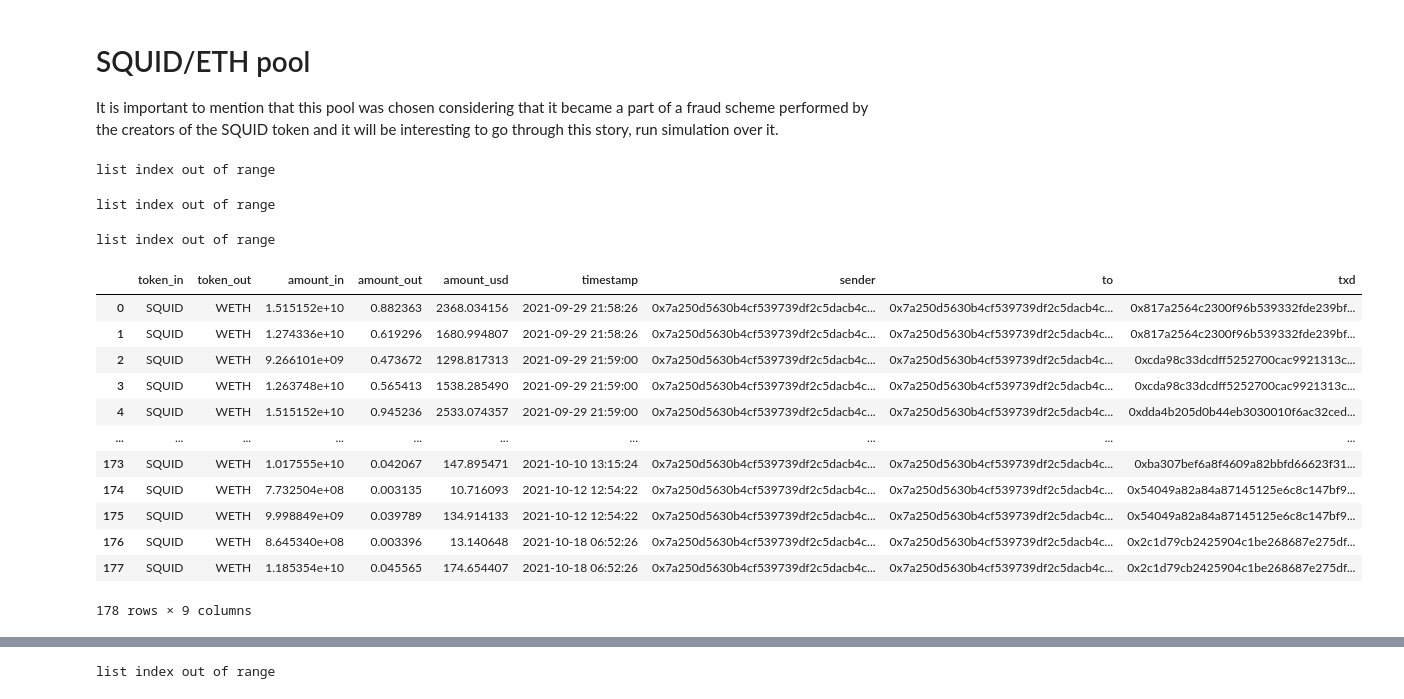
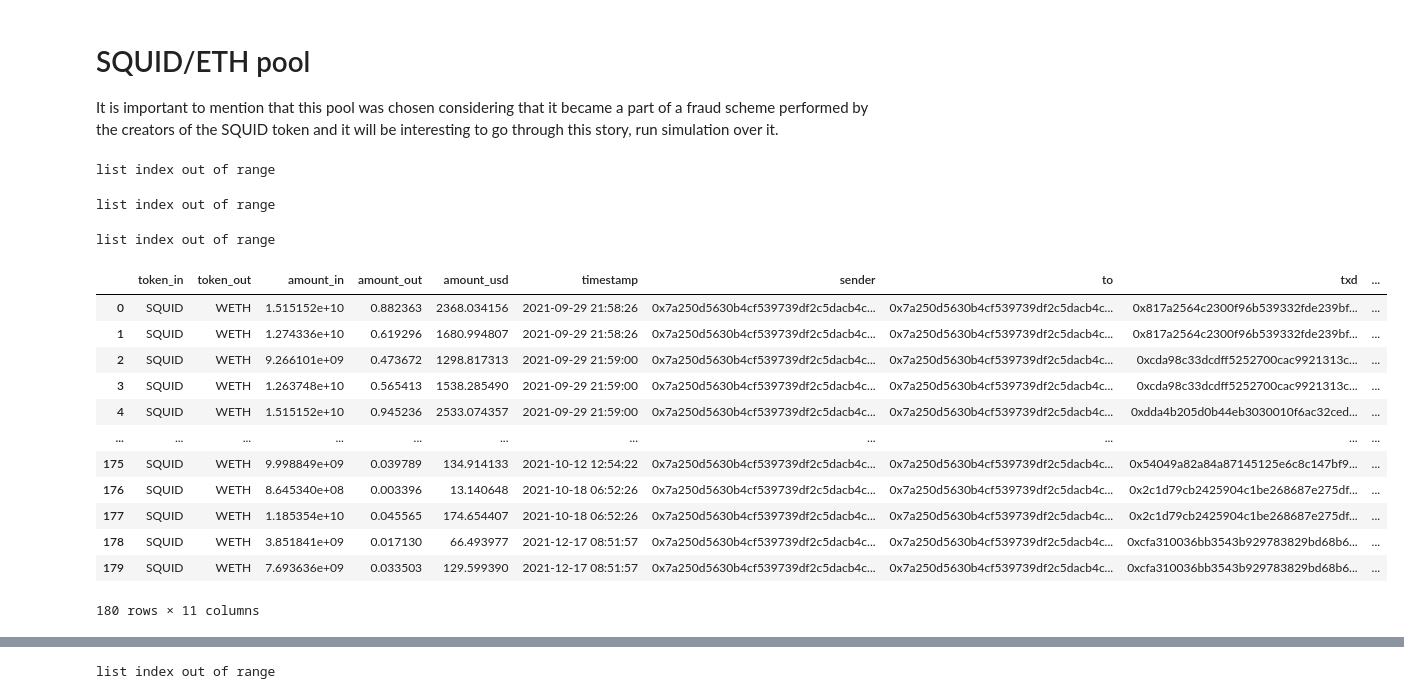
Before and after one commit to IX-Swap/data-science, a Jupyter notebook: real_v2_pools_stories/pools_flash_filtered_collector.ipynb, the cells around one changed output, grey strips where cells are left out. Drawn from its saved outputs; the diff is of its cells as text; code cells hidden in the pictures.

```diff
--- a/real_v2_pools_stories/pools_flash_filtered_collector.ipynb
+++ b/real_v2_pools_stories/pools_flash_filtered_collector.ipynb
@@ -350,27 +440,27 @@ ixs_weth_burns_df = pd.read_pickle(os.getcwd() + "\\pkl_stories\\ixs_weth_burns.
 
 It is important to mention that this pool was chosen considering that it became a part of a fraud scheme performed by the creators of the SQUID token and it will be interesting to go through this story, run simulation over it.
 # %%
-squid_weth_history = get_pool_v2_history(contract_id='0x40df4eb23d23bb7af5c6bb7bc9a185913d97e7b9', range_limit=4)
+squid_weth_history = get_pool_v2_with_gas_history(contract_id='0x40df4eb23d23bb7af5c6bb7bc9a185913d97e7b9', range_limit=4)
 all_squid_weth_history, other_squid_weth_history = filter_swaps(squid_weth_history)
-squid_weth_df = pool_history_to_df(all_squid_weth_history)
+squid_weth_df = pool_history_v2_with_gas_to_df(all_squid_weth_history)
 squid_weth_df
 # %% [output]
 list index out of range
 list index out of range
 list index out of range
-|  | token_in | token_out | amount_in | amount_out | amount_usd | timestamp | sender | to | txd |
-| 0 | SQUID | WETH | 1.515152e+10 | 0.882363 | 2368.034156 | 2021-09-29 21:58:26 | 0x7a250d5630b4cf539739df2c5dacb4c... | 0x7a250d5630b4cf539739df2c5dacb4c... | 0x817a2564c2300f96b539332fde239bf... |
-| 1 | SQUID | WETH | 1.274336e+10 | 0.619296 | 1680.994807 | 2021-09-29 21:58:26 | 0x7a250d5630b4cf539739df2c5dacb4c... | 0x7a250d5630b4cf539739df2c5dacb4c... | 0x817a2564c2300f96b539332fde239bf... |
-| 2 | SQUID | WETH | 9.266101e+09 | 0.473672 | 1298.817313 | 2021-09-29 21:59:00 | 0x7a250d5630b4cf539739df2c5dacb4c... | 0x7a250d5630b4cf539739df2c5dacb4c... | 0xcda98c33dcdff5252700cac9921313c... |
-| 3 | SQUID | WETH | 1.263748e+10 | 0.565413 | 1538.285490 | 2021-09-29 21:59:00 | 0x7a250d5630b4cf539739df2c5dacb4c... | 0x7a250d5630b4cf539739df2c5dacb4c... | 0xcda98c33dcdff5252700cac9921313c... |
-| 4 | SQUID | WETH | 1.515152e+10 | 0.945236 | 2533.074357 | 2021-09-29 21:59:00 | 0x7a250d5630b4cf539739df2c5dacb4c... | 0x7a250d5630b4cf539739df2c5dacb4c... | 0xdda4b205d0b44eb3030010f6ac32ced... |
-| ... | ... | ... | ... | ... | ... | ... | ... | ... | ... |
-| 173 | SQUID | WETH | 1.017555e+10 | 0.042067 | 147.895471 | 2021-10-10 13:15:24 | 0x7a250d5630b4cf539739df2c5dacb4c... | 0x7a250d5630b4cf539739df2c5dacb4c... | 0xba307bef6a8f4609a82bbfd66623f31... |
-| 174 | SQUID | WETH | 7.732504e+08 | 0.003135 | 10.716093 | 2021-10-12 12:54:22 | 0x7a250d5630b4cf539739df2c5dacb4c... | 0x7a250d5630b4cf539739df2c5dacb4c... | 0x54049a82a84a87145125e6c8c147bf9... |
-| 175 | SQUID | WETH | 9.998849e+09 | 0.039789 | 134.914133 | 2021-10-12 12:54:22 | 0x7a250d5630b4cf539739df2c5dacb4c... | 0x7a250d5630b4cf539739df2c5dacb4c... | 0x54049a82a84a87145125e6c8c147bf9... |
-| 176 | SQUID | WETH | 8.645340e+08 | 0.003396 | 13.140648 | 2021-10-18 06:52:26 | 0x7a250d5630b4cf539739df2c5dacb4c... | 0x7a250d5630b4cf539739df2c5dacb4c... | 0x2c1d79cb2425904c1be268687e275df... |
-| 177 | SQUID | WETH | 1.185354e+10 | 0.045565 | 174.654407 | 2021-10-18 06:52:26 | 0x7a250d5630b4cf539739df2c5dacb4c... | 0x7a250d5630b4cf539739df2c5dacb4c... | 0x2c1d79cb2425904c1be268687e275df... |
+|  | token_in | token_out | amount_in | amount_out | amount_usd | timestamp | sender | to | txd | ... |
+| 0 | SQUID | WETH | 1.515152e+10 | 0.882363 | 2368.034156 | 2021-09-29 21:58:26 | 0x7a250d5630b4cf539739df2c5dacb4c... | 0x7a250d5630b4cf539739df2c5dacb4c... | 0x817a2564c2300f96b539332fde239bf... | ... |
+| 1 | SQUID | WETH | 1.274336e+10 | 0.619296 | 1680.994807 | 2021-09-29 21:58:26 | 0x7a250d5630b4cf539739df2c5dacb4c... | 0x7a250d5630b4cf539739df2c5dacb4c... | 0x817a2564c2300f96b539332fde239bf... | ... |
+| 2 | SQUID | WETH | 9.266101e+09 | 0.473672 | 1298.817313 | 2021-09-29 21:59:00 | 0x7a250d5630b4cf539739df2c5dacb4c... | 0x7a250d5630b4cf539739df2c5dacb4c... | 0xcda98c33dcdff5252700cac9921313c... | ... |
+| 3 | SQUID | WETH | 1.263748e+10 | 0.565413 | 1538.285490 | 2021-09-29 21:59:00 | 0x7a250d5630b4cf539739df2c5dacb4c... | 0x7a250d5630b4cf539739df2c5dacb4c... | 0xcda98c33dcdff5252700cac9921313c... | ... |
+| 4 | SQUID | WETH | 1.515152e+10 | 0.945236 | 2533.074357 | 2021-09-29 21:59:00 | 0x7a250d5630b4cf539739df2c5dacb4c... | 0x7a250d5630b4cf539739df2c5dacb4c... | 0xdda4b205d0b44eb3030010f6ac32ced... | ... |
+| ... | ... | ... | ... | ... | ... | ... | ... | ... | ... | ... |
+| 175 | SQUID | WETH | 9.998849e+09 | 0.039789 | 134.914133 | 2021-10-12 12:54:22 | 0x7a250d5630b4cf539739df2c5dacb4c... | 0x7a250d5630b4cf539739df2c5dacb4c... | 0x54049a82a84a87145125e6c8c147bf9... | ... |
+| 176 | SQUID | WETH | 8.645340e+08 | 0.003396 | 13.140648 | 2021-10-18 06:52:26 | 0x7a250d5630b4cf539739df2c5dacb4c... | 0x7a250d5630b4cf539739df2c5dacb4c... | 0x2c1d79cb2425904c1be268687e275df... | ... |
+| 177 | SQUID | WETH | 1.185354e+10 | 0.045565 | 174.654407 | 2021-10-18 06:52:26 | 0x7a250d5630b4cf539739df2c5dacb4c... | 0x7a250d5630b4cf539739df2c5dacb4c... | 0x2c1d79cb2425904c1be268687e275df... | ... |
+| 178 | SQUID | WETH | 3.851841e+09 | 0.017130 | 66.493977 | 2021-12-17 08:51:57 | 0x7a250d5630b4cf539739df2c5dacb4c... | 0x7a250d5630b4cf539739df2c5dacb4c... | 0xcfa310036bb3543b929783829bd68b6... | ... |
+| 179 | SQUID | WETH | 7.693636e+09 | 0.033503 | 129.599390 | 2021-12-17 08:51:57 | 0x7a250d5630b4cf539739df2c5dacb4c... | 0x7a250d5630b4cf539739df2c5dacb4c... | 0xcfa310036bb3543b929783829bd68b6... | ... |
-178 rows × 9 columns
+180 rows × 11 columns
 # %%
 squid_weth_reserves_history = get_pool_v2_reserves_history(contract_id='0x40df4eb23d23bb7af5c6bb7bc9a185913d97e7b9')
 squid_weth_reserves_df = pool_reserves_to_df(squid_weth_reserves_history)
```
Also changed, not shown: parts of 88 cells of this notebook, 6 other files.
